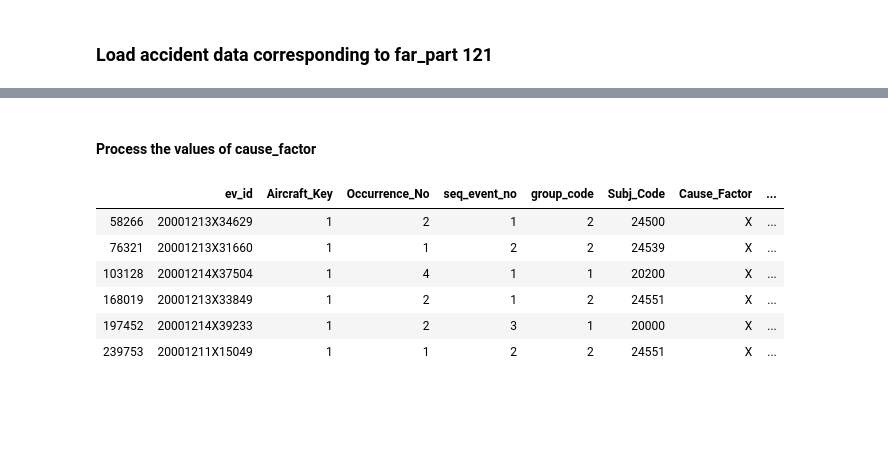
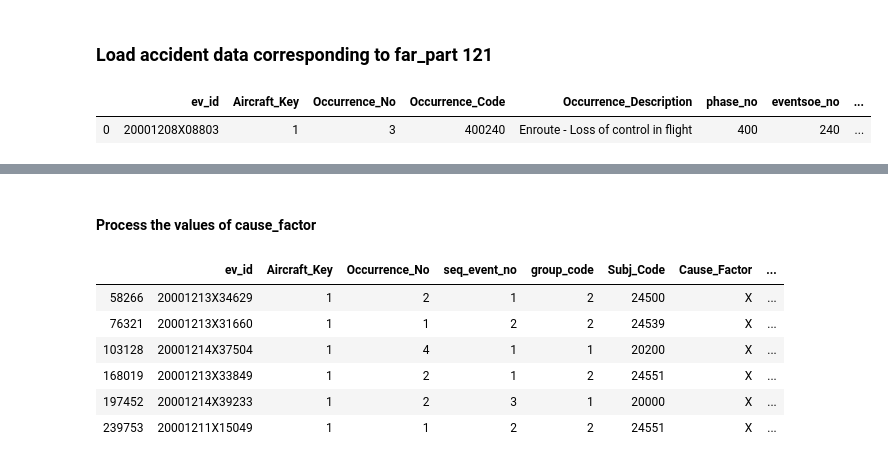
Before and after one commit to zxgcqupt/NTSB_Bayesian_Network, a Jupyter notebook: main.ipynb, the cells around one changed output, grey strips where cells are left out. Saved outputs shown, nothing was run; the diff lists cells and outputs as text; code cells hidden in the pictures; blank space fills up the shorter version.

```diff
--- a/main.ipynb
+++ b/main.ipynb
@@ -24,6 +24,11 @@ events = pd.read_excel('events.xlsx')
 engines = pd.read_excel('engines.xlsx')
 injury = pd.read_excel('injury.xlsx')
 findings = pd.read_excel('findings.xlsx')
+# %%
+Events_Sequence[Events_Sequence['ev_id'] == '20001208X08803']
+# %% [output]
+|  | ev_id | Aircraft_Key | Occurrence_No | Occurrence_Code | Occurrence_Description | phase_no | eventsoe_no | ... |
+| 0 | 20001208X08803 | 1 | 3 | 400240 | Enroute - Loss of control in flight | 400 | 240 | ... |
 # %%
 print ('The values of cause_factor are', set(seq_of_events_['Cause_Factor'].values))
 # %% [output]
```
Also changed, not shown: parts of 38 cells of this notebook.
